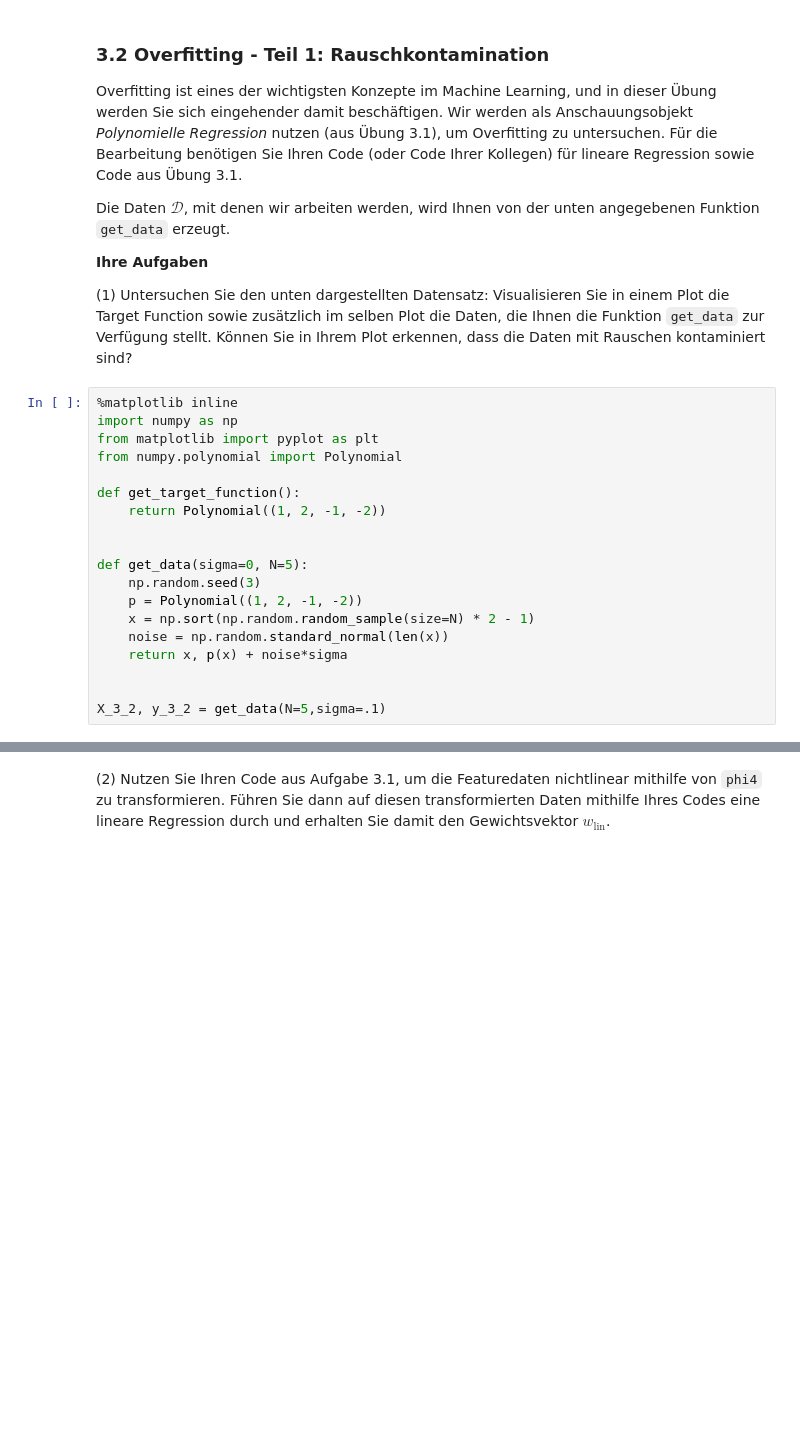
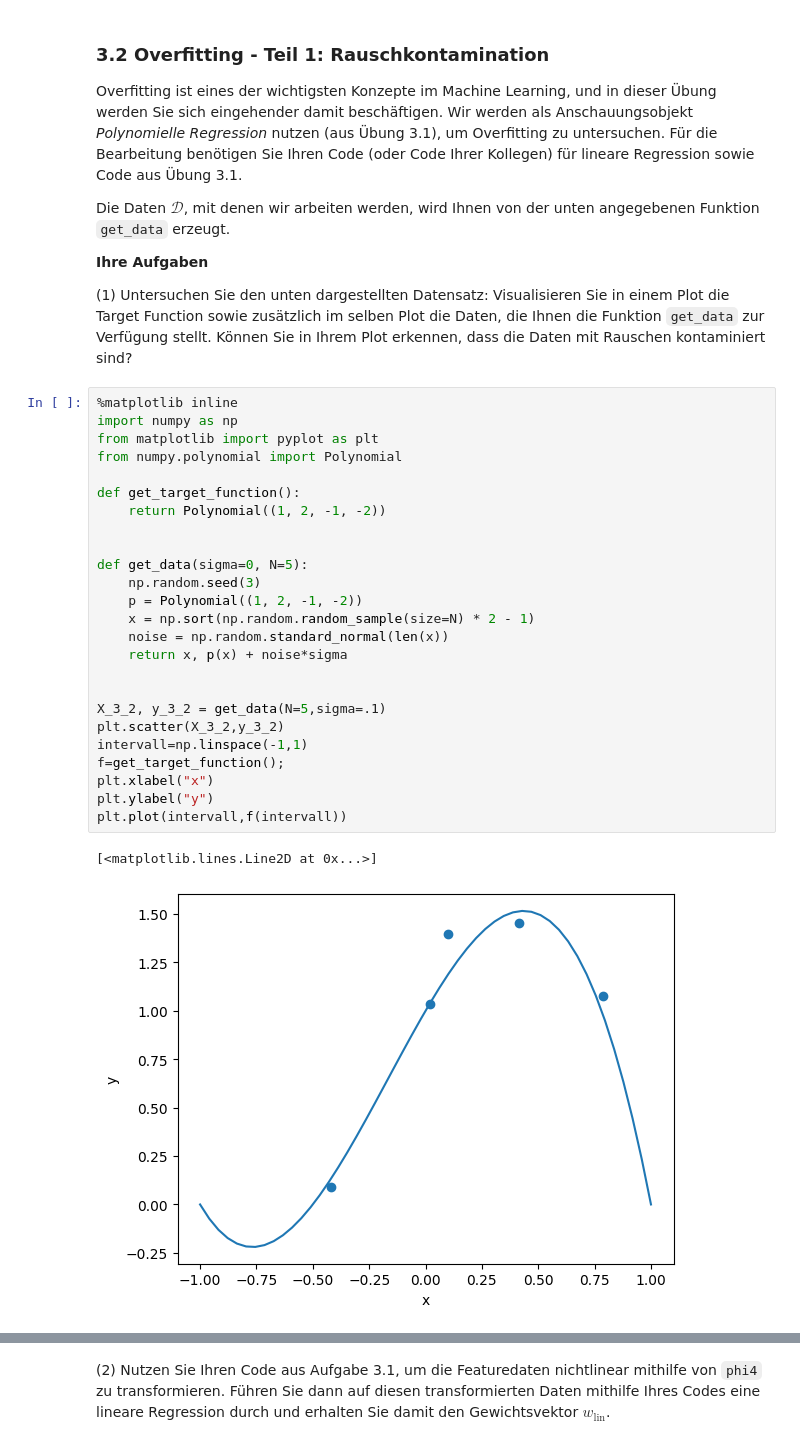
Before and after one commit to Emanuel162/MachineLearning, a Jupyter notebook: UebungenML/SJMN-3.ipynb, the cells around one changed output, grey strips where cells are left out. Saved outputs shown, nothing was run; the diff lists cells and outputs as text; blank space fills up the shorter version.

```diff
--- a/UebungenML/SJMN-3.ipynb
+++ b/UebungenML/SJMN-3.ipynb
@@ -128,19 +125,28 @@ Die Daten $\mathcal{D}$, mit denen wir arbeiten werden, wird Ihnen von der unten
 # %%
 %matplotlib inline
 import numpy as np
 from matplotlib import pyplot as plt
 from numpy.polynomial import Polynomial
 
 def get_target_function():
     return Polynomial((1, 2, -1, -2))
 
 
 def get_data(sigma=0, N=5):
     np.random.seed(3)
     p = Polynomial((1, 2, -1, -2))
     x = np.sort(np.random.random_sample(size=N) * 2 - 1)
     noise = np.random.standard_normal(len(x))
     return x, p(x) + noise*sigma
 
 
 X_3_2, y_3_2 = get_data(N=5,sigma=.1)
+plt.scatter(X_3_2,y_3_2)
+intervall=np.linspace(-1,1)
+f=get_target_function();
+plt.xlabel("x")
+plt.ylabel("y")
+plt.plot(intervall,f(intervall))
+# %% [output]
+[<matplotlib.lines.Line2D at 0x...>]
+[figure, added]
```
Also changed, not shown: parts of 5 cells of this notebook.
